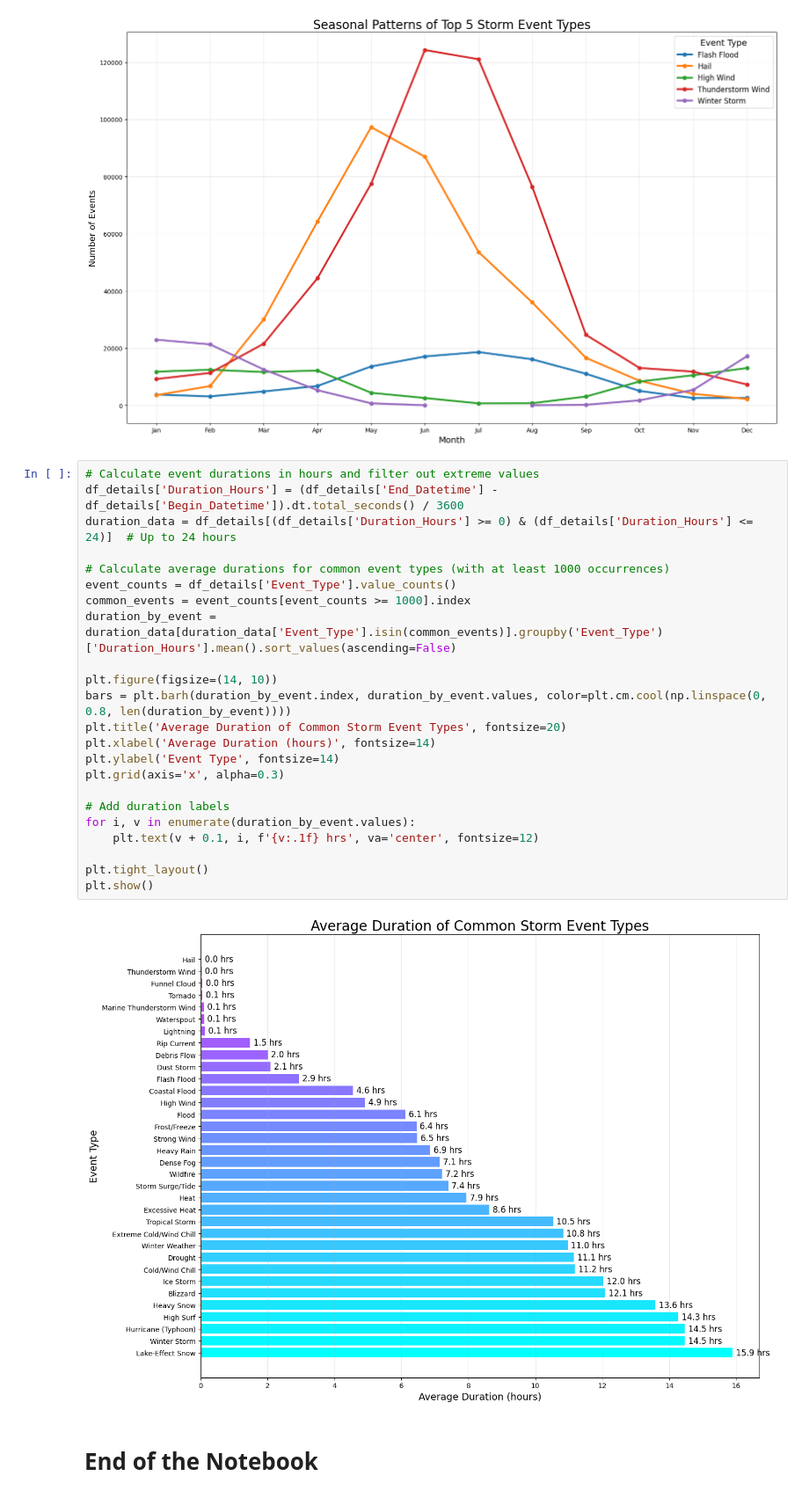
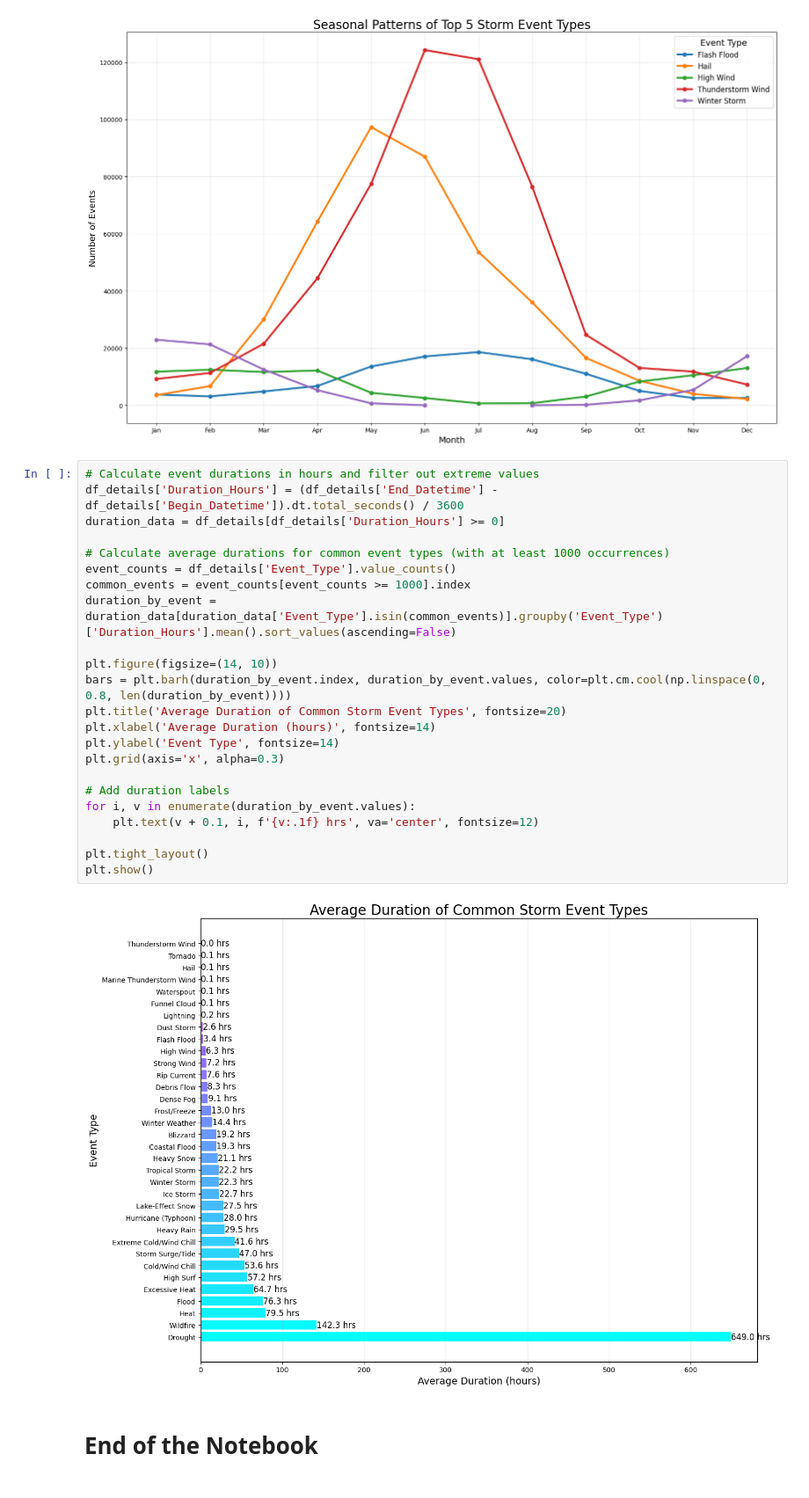
Before and after one commit to com-480-data-visualization/com-480-project-ca_roille_aux_states, a Jupyter notebook: EDA_Luc.ipynb, the cells around one changed output. Shown at 88% size. Saved outputs shown, nothing was run; the diff lists cells and outputs as text.

```diff
--- a/EDA_Luc.ipynb
+++ b/EDA_Luc.ipynb
@@ -373,27 +354,27 @@ plt.show()
 # %%
 # Calculate event durations in hours and filter out extreme values
 df_details['Duration_Hours'] = (df_details['End_Datetime'] - df_details['Begin_Datetime']).dt.total_seconds() / 3600
-duration_data = df_details[(df_details['Duration_Hours'] >= 0) & (df_details['Duration_Hours'] <= 24)]  # Up to 24 hours
+duration_data = df_details[df_details['Duration_Hours'] >= 0]
 
 # Calculate average durations for common event types (with at least 1000 occurrences)
 event_counts = df_details['Event_Type'].value_counts()
 common_events = event_counts[event_counts >= 1000].index
 duration_by_event = duration_data[duration_data['Event_Type'].isin(common_events)].groupby('Event_Type')['Duration_Hours'].mean().sort_values(ascending=False)
 
 plt.figure(figsize=(14, 10))
 bars = plt.barh(duration_by_event.index, duration_by_event.values, color=plt.cm.cool(np.linspace(0, 0.8, len(duration_by_event))))
 plt.title('Average Duration of Common Storm Event Types', fontsize=20)
 plt.xlabel('Average Duration (hours)', fontsize=14)
 plt.ylabel('Event Type', fontsize=14)
 plt.grid(axis='x', alpha=0.3)
 
 # Add duration labels
 for i, v in enumerate(duration_by_event.values):
     plt.text(v + 0.1, i, f'{v:.1f} hrs', va='center', fontsize=12)
 
 plt.tight_layout()
 plt.show()
 # %% [output]
-[figure, old version]
+[figure, new version]
 # %% [markdown]
 # End of the Notebook
```
Also changed, not shown: parts of 4 cells of this notebook, 1 other file.
